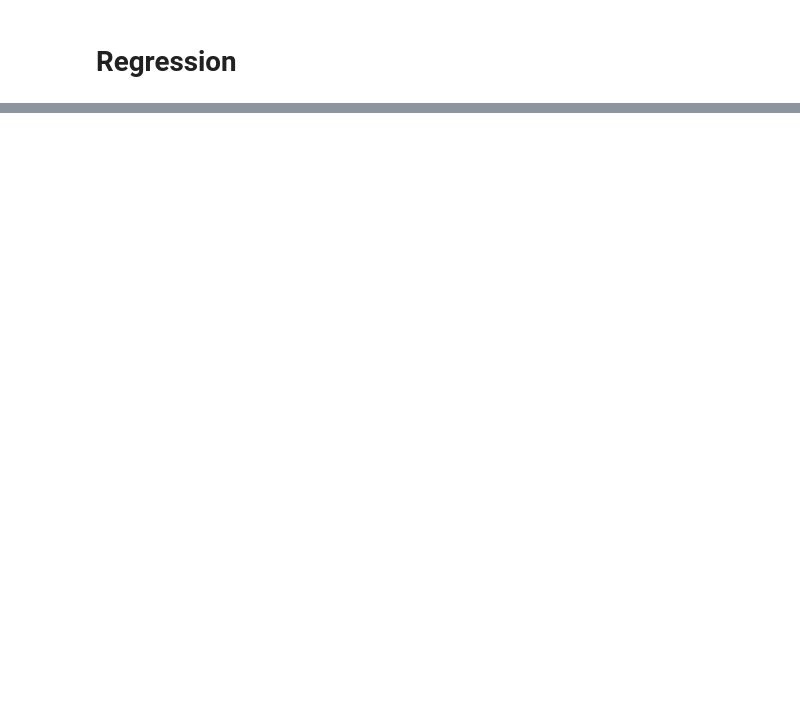
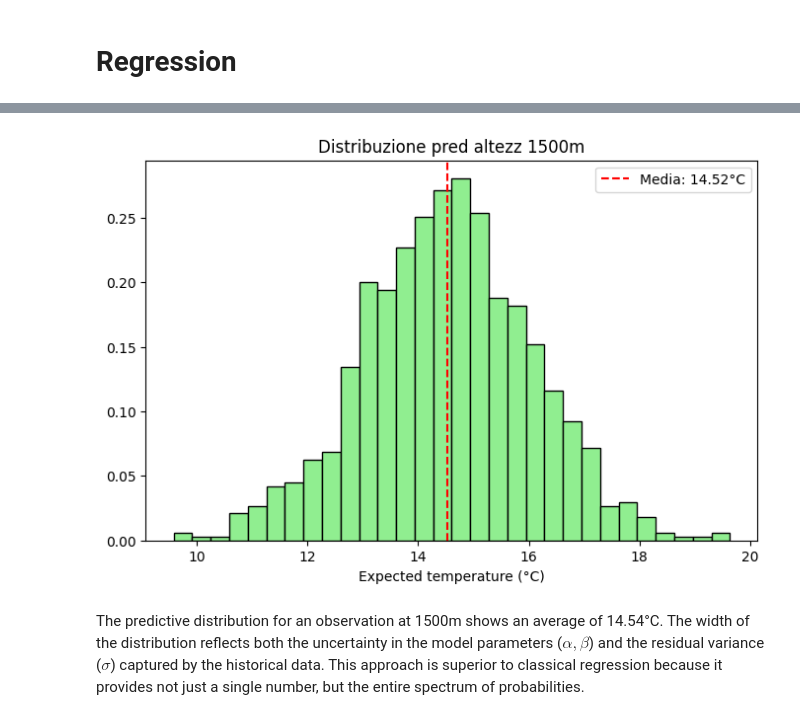
Before and after one commit to ManuCa93/bayesian_final_project, a Jupyter notebook: project.ipynb, the cells around one changed output, grey strips where cells are left out. Saved outputs shown, nothing was run; the diff lists cells and outputs as text; code cells hidden in the pictures; blank space fills up the shorter version.

Commit message:
finished code of regression Manuel

```diff
--- a/project.ipynb
+++ b/project.ipynb
@@ -753,12 +785,12 @@ TO INCREASE CONCLUSIONS
 with pm.Model() as regression_model:
     # aplha -> degress at 0 m
     # beta -> + degress per metro
-    # 1. PRIORS (Le tue "ipotesi" ragionevoli)
-    alpha = pm.Normal('alpha', mu=25, sigma=5)
+    # 1. PRIORS
+    alpha = pm.Normal('alpha', mu=28, sigma=5)
     beta = pm.Normal('beta', mu=-0.006, sigma=0.002)
     sigma = pm.HalfNormal('sigma', sigma=2) # L'errore del modello
 
-    # 2. EQUAZIONE DELLA RETTA
+    # 2. equaz retta
     mu = alpha + beta * df_summer['altitude']
 
     # 3. LIKELIHOOD (Come i dati si distribuiscono attorno alla retta)
@@ -768,0 +809,15 @@ with pm.Model() as regression_model:
+# %%
+with pm.Model() as robust_regression_model:
+    alpha = pm.Normal('alpha', mu=28, sigma=5)
+    beta = pm.Normal('beta', mu=-0.006, sigma=0.002)
+    sigma = pm.HalfNormal('sigma', sigma=2)
+
+    # nu -> gradi di libertà per student-T
+    nu = pm.Exponential('nu', 1/10)
+
+    mu = alpha + beta * df_summer['altitude']
+
+    # Likelihood ROBUSTA
+    y_obs = pm.StudentT('y_obs', nu=nu, mu=mu, sigma=sigma, observed=df_summer['temperature'])
+
+    trace_robust = pm.sample(2000, return_inferencedata=True)
@@ -768,0 +832,24 @@ with pm.Model() as regression_model:
+# %%
+# Tets altitutdin
+altitude_test = 1500
+
+# parameters of robust
+draws_robust = az.extract(trace_robust, num_samples=1000)
+alpha_samples = draws_robust['alpha'].values
+beta_samples = draws_robust['beta'].values
+sigma_samples = draws_robust['sigma'].values
+
+# prediction for test
+temp_pred = alpha_samples + beta_samples * altitude_test + np.random.normal(0, sigma_samples)
+
+plt.figure(figsize=(8, 5))
+plt.hist(temp_pred, bins=30, color='lightgreen', edgecolor='black', density=True)
+plt.axvline(temp_pred.mean(), color='red', linestyle='--', label=f'Media: {temp_pred.mean():.2f}°C')
+plt.title(f"Distribuzione pred altezz {altitude_test}m")
+plt.xlabel("Expected temperature (°C)")
+plt.legend()
+plt.show()
+# %% [output]
+[figure, added]
+# %% [markdown]
+The predictive distribution for an observation at 1500m shows an average of 14.54°C. The width of the distribution reflects both the uncertainty in the model parameters ($\alpha, \beta$) and the residual variance ($\sigma$) captured by the historical data. This approach is superior to classical regression because it provides not just a single number, but the entire spectrum of probabilities.
```
Also changed, not shown: parts of 7 cells of this notebook, 2 other files.
